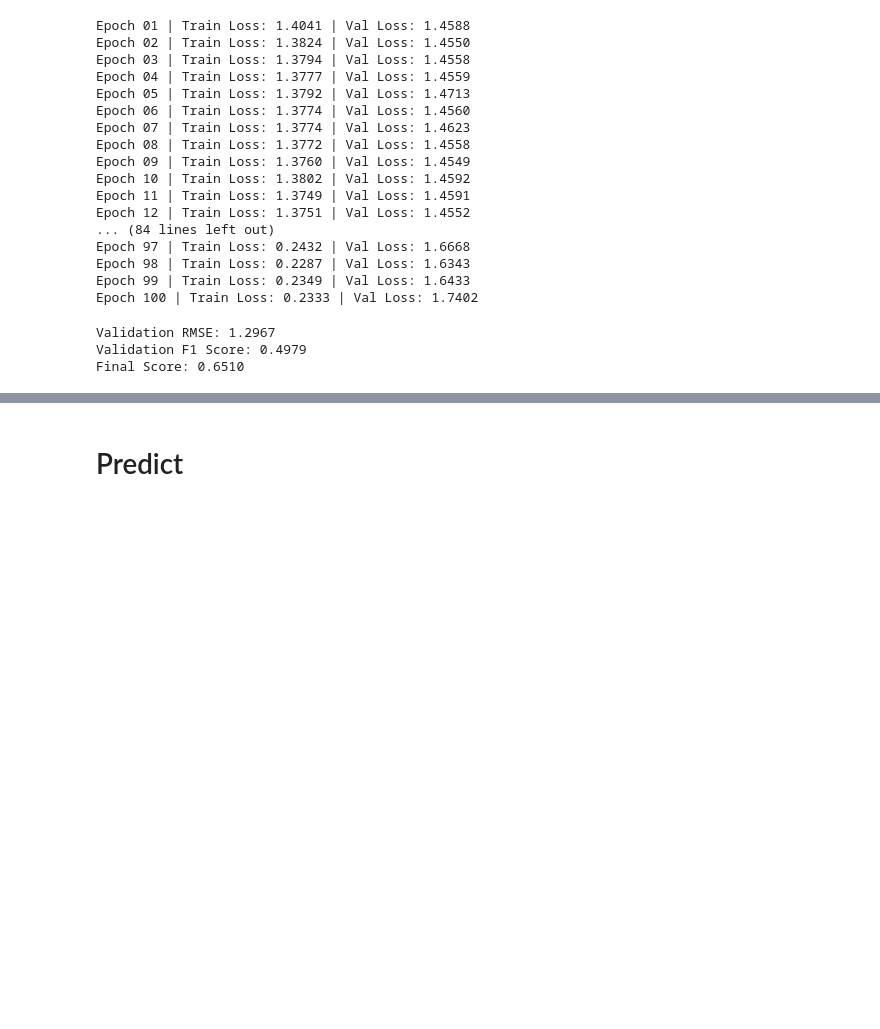
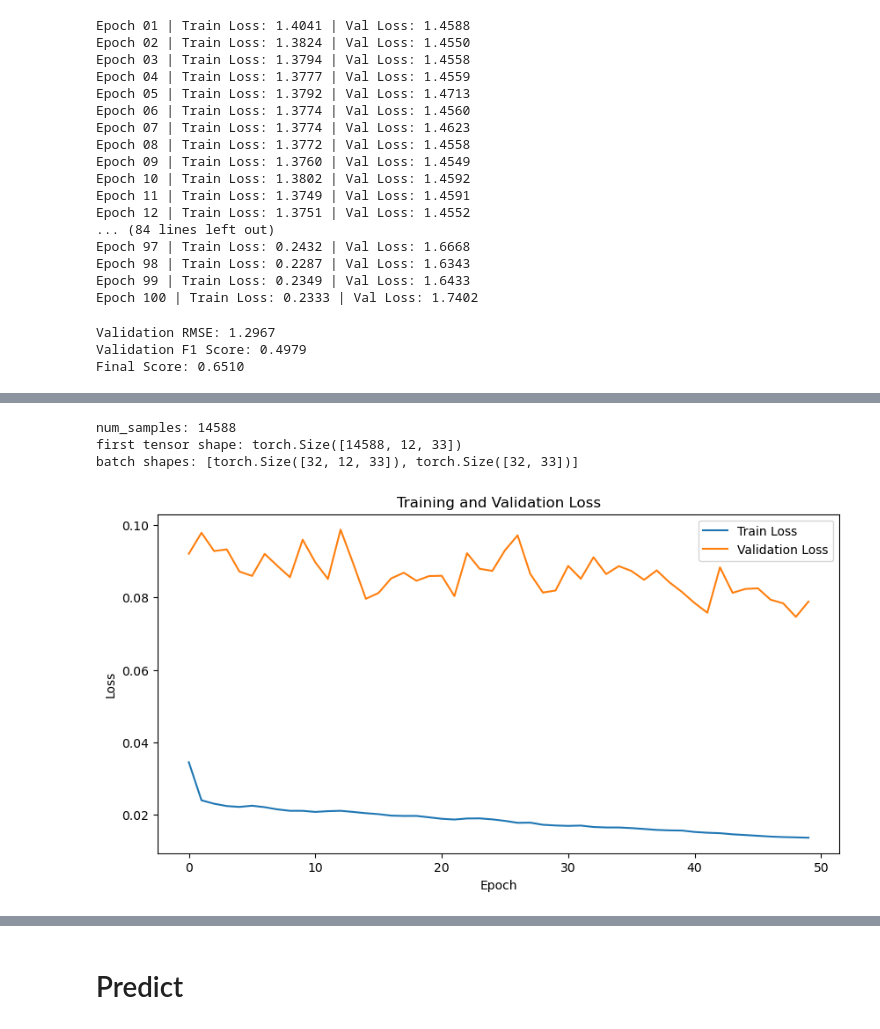
Before and after one commit to 6n6j6m/Transformer-on-Timeseries-and-XGB-for-Classification, a Jupyter notebook: experimental.ipynb, the cells around one changed output, grey strips where cells are left out. Drawn from its saved outputs; the diff is of its cells as text; code cells hidden in the pictures; blank space fills up the shorter version.

Commit message:
Doin some experiment with the transformer modules and do resampling to enhance the f1 on the data

```diff
--- a/experimental.ipynb
+++ b/experimental.ipynb
@@ -636,16 +635,34 @@ class MLPAttention(nn.Module):
 # %% [markdown]
 i'll try to do multitask learning (ugh it's hard tho)
 # %%
-train_ds = torch.utils.data.TensorDataset(torch.tensor(X_train_reg, dtype=torch.float32), torch.tensor(y_train_reg.values, dtype=torch.float32), torch.tensor(y_train_clf.values, dtype=torch.long))
-val_ds = torch.utils.data.TensorDataset(torch.tensor(X_val_reg, dtype=torch.float32), torch.tensor(y_val_reg.values, dtype=torch.float32), torch.tensor(y_val_clf.values, dtype=torch.long))
+seq_length = X_train_fold_seq.shape[1]
+
+y_train_clf_fold = train_imputed.loc[X_train_fold.index, 'electricity_shutdown'].to_numpy()
+y_val_clf_fold = train_imputed.loc[X_val_fold.index, 'electricity_shutdown'].to_numpy()
+
+y_train_clf_seq = torch.tensor(y_train_clf_fold[seq_length:], dtype=torch.float32, device=device)
+y_val_clf_seq = torch.tensor(y_val_clf_fold[seq_length:], dtype=torch.float32, device=device)
+
+train_ds = torch.utils.data.TensorDataset(
+    X_train_fold_seq.float(),
+    y_train_fold_seq.float(),
+    y_train_clf_seq
+)
+
+val_ds = torch.utils.data.TensorDataset(
+    X_val_fold_seq.float(),
+    y_val_fold_seq.float(),
+    y_val_clf_seq
+)
+val_ds = torch.utils.data.TensorDataset(torch.tensor(X_val_fold_seq, dtype=torch.float32), torch.tensor(y_val_fold_seq.values, dtype=torch.float32), torch.tensor(y_val_clf.values, dtype=torch.long))
 train_dl = torch.utils.data.DataLoader(train_ds, batch_size=32, shuffle=True)
 val_dl = torch.utils.data.DataLoader(val_ds, batch_size=32)
 
 # To device
-train_dl = [(x.to(devicemps), y_reg.to(devicemps), y_clf.to(devicemps)) for x, y_reg, y_clf in train_dl]
-val_dl = [(x.to(devicemps), y_reg.to(devicemps), y_clf.to(devicemps)) for x, y_reg, y_clf in val_dl]
+train_dl = [(x.to(device), y_reg.to(device), y_clf.to(device)) for x, y_reg, y_clf in train_dl]
+val_dl = [(x.to(device), y_reg.to(device), y_clf.to(device)) for x, y_reg, y_clf in val_dl]
 
-model = MLPAttention(input_dim=X_train_reg.shape[1], hidden_dim=64, dropout=0.5, output_dim_reg=1, output_dim_clf=1).to(devicemps)
+model = MLPAttention(input_dim=X_train_reg.shape[1], hidden_dim=64, dropout=0.5, output_dim_reg=1, output_dim_clf=1).to(device)
 criterion_reg = nn.MSELoss()
 criterion_clf = nn.BCEWithLogitsLoss()
 optimizer = torch.optim.Adam(model.parameters(), lr=0.001)
@@ -943,6 +979,8 @@ criterion = nn.MSELoss()
 optimizer = torch.optim.Adam(model.parameters(), lr=0.001) # bisa coba adamW atau optimizers lain yang lebih cocok untuk transformer
 
 num_epochs = 50
+train_loss = []
+val_loss_list = []
 for epoch in range(num_epochs):
     model.train()
     total_loss = 0
@@ -956,6 +994,7 @@ for epoch in range(num_epochs):
         total_loss += loss.item()
 
     avg_loss = total_loss / len(train_dl)
+    train_loss.append(avg_loss)
 
     # Validasi sederhana
     model.eval()
@@ -965,5 +1004,7 @@ for epoch in range(num_epochs):
             v_out = model(v_X)
             val_loss += criterion(v_out, v_y).item()
 
-    print(f"Epoch {epoch+1:02d} | Train Loss: {avg_loss:.4f} | Val Loss: {val_loss/len(val_dl):.4f}")
+
+    val_loss_list.append(val_loss / len(val_dl))
+    print(f"Epoch {epoch+1:02d} | Train Loss: {avg_loss:.4f} | Val Loss: {val_loss_list[-1]:.4f}")
 # %% [output]
@@ -987,3 +1028,26 @@ Epoch 50 | Train Loss: 0.0130 | Val Loss: 0.0814
+# %%
+# TensorDataset has no .shape — use len() for number of samples or inspect underlying tensors
+print("num_samples:", len(train_ds))
+print("first tensor shape:", train_ds.tensors[0].shape)
+# If you want batch shape from a DataLoader:
+batch = next(iter(train_dl))
+print("batch shapes:", [b.shape for b in batch])
+# %% [output]
+num_samples: 14588
+first tensor shape: torch.Size([14588, 12, 33])
+batch shapes: [torch.Size([32, 12, 33]), torch.Size([32, 33])]
+# %%
+# plot train and val loss
+plt.figure(figsize=(10, 5))
+plt.plot(train_loss, label='Train Loss')
+plt.plot(val_loss_list, label='Validation Loss')
+plt.xlabel('Epoch')
+plt.ylabel('Loss')
+plt.title('Training and Validation Loss')
+plt.legend()
+plt.show()
+# %% [output]
+[figure, added]
 # %%
 from sklearn.metrics import root_mean_squared_error
 
```
Also changed, not shown: parts of 32 cells of this notebook.
